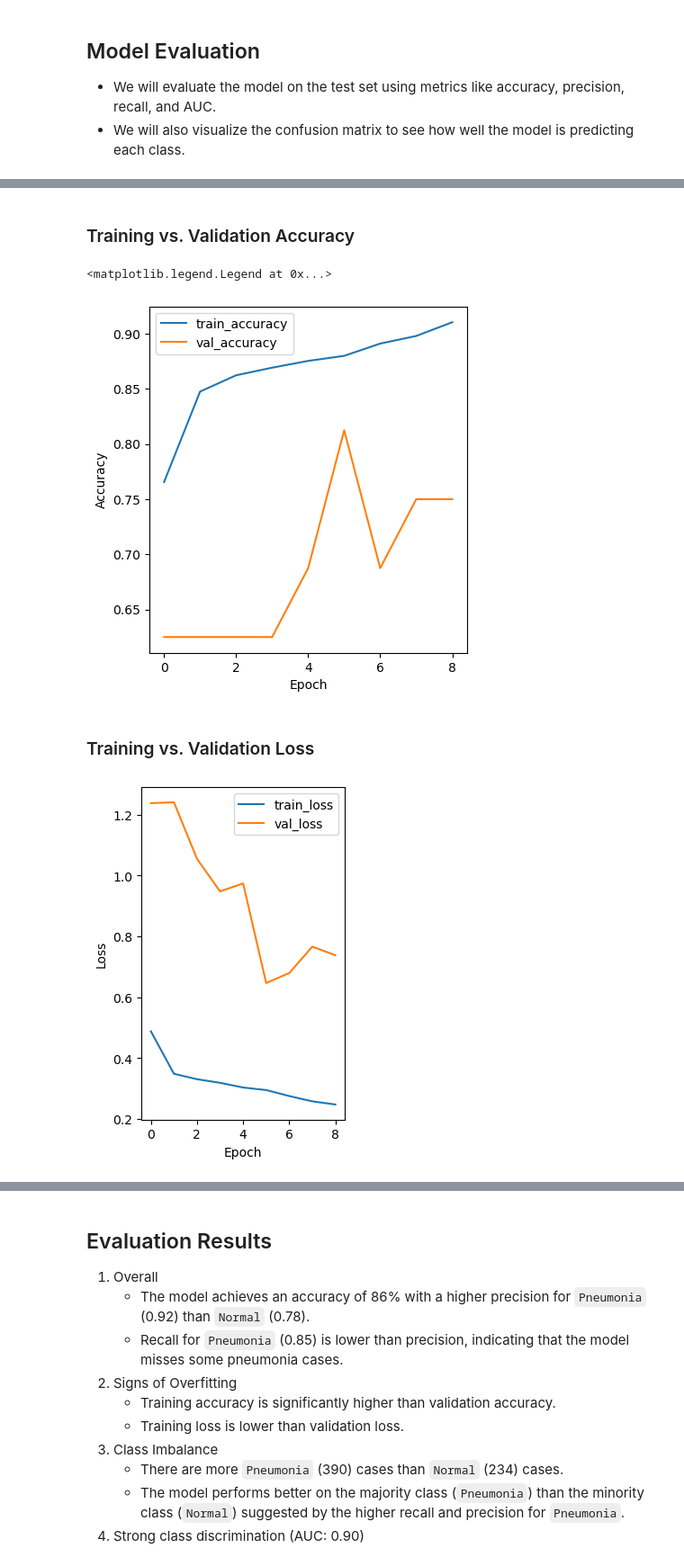
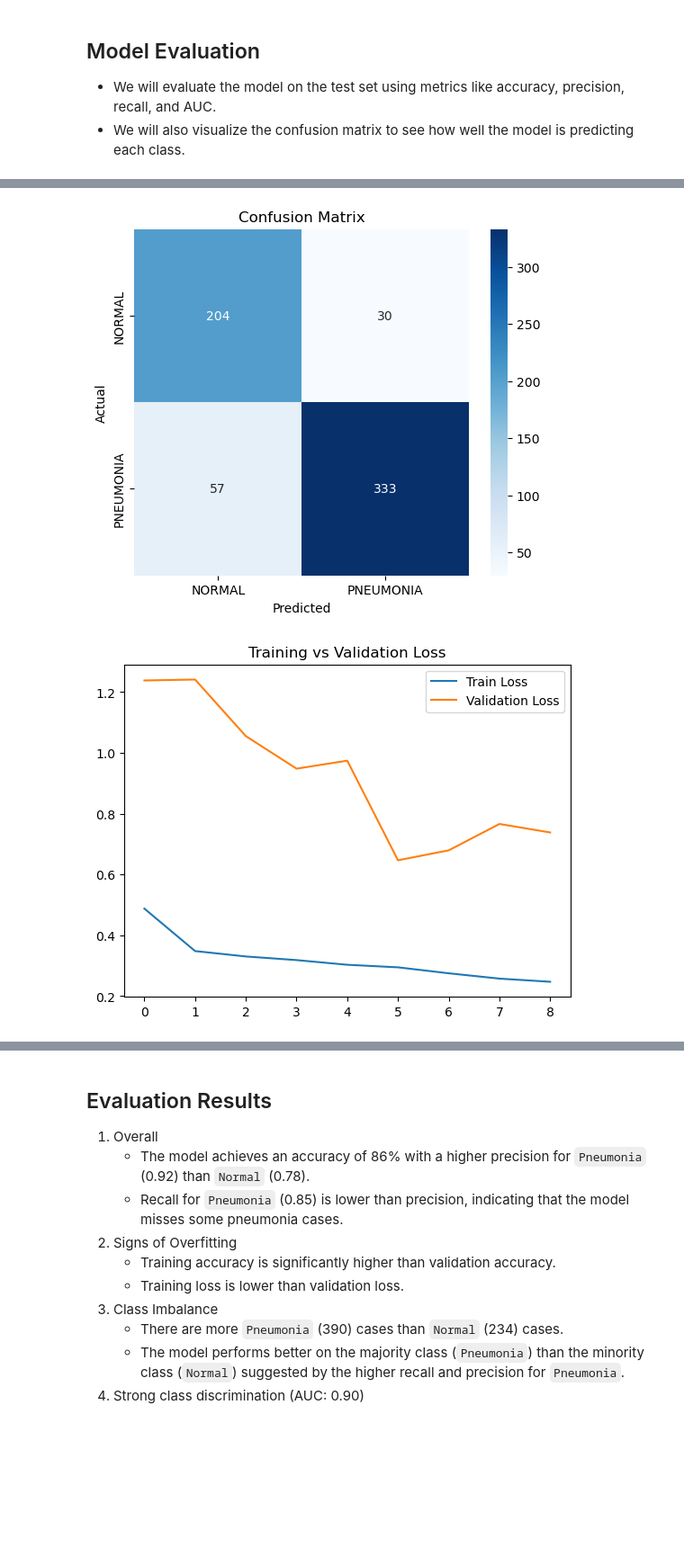
Before and after one commit to oblomovite/p4_capstone, a Jupyter notebook: index.ipynb, the cells around one changed output, grey strips where cells are left out. Shown at 90% size. Drawn from its saved outputs; the diff is of its cells as text; code cells hidden in the pictures; blank space fills up the shorter version.

Commit message:
+consolidate test suite into a function, complete model tuning

```diff
--- a/index.ipynb
+++ b/index.ipynb
@@ -284,3 +269,0 @@ Test AUC: 0.9024051427841187
-# %%
-y_true = test_generator.classes
-y_pred = model.predict(test_generator).flatten().round()
@@ -316,26 +269,0 @@ plt.show()
-# %% [markdown]
-### Training vs. Validation Accuracy
-# %%
-# plot the training history
-plt.figure(figsize=(10, 5))
-plt.subplot(1, 2, 1)
-plt.plot(history.history["accuracy"], label="train_accuracy")
-plt.plot(history.history["val_accuracy"], label="val_accuracy")
-plt.xlabel("Epoch")
-plt.ylabel("Accuracy")
-plt.legend()
-# %% [output]
-<matplotlib.legend.Legend at 0x...>
-[figure, removed]
-# %% [markdown]
-### Training vs. Validation Loss
-# %%
-plt.subplot(1, 2, 2)
-plt.plot(history.history["loss"], label="train_loss")
-plt.plot(history.history["val_loss"], label="val_loss")
-plt.xlabel("Epoch")
-plt.ylabel("Loss")
-plt.legend()
-plt.show()
-# %% [output]
-[figure, removed]
@@ -341,0 +355,4 @@ plt.show()
+# %%
+# run the test suite
+test_suite(model, test_generator, history, "models/baseline")
+# %% [output]
@@ -341,0 +376,2 @@ plt.show()
+[figure, added]
+[figure, added]
```
Also changed, not shown: parts of 29 cells of this notebook, 13 other files.
